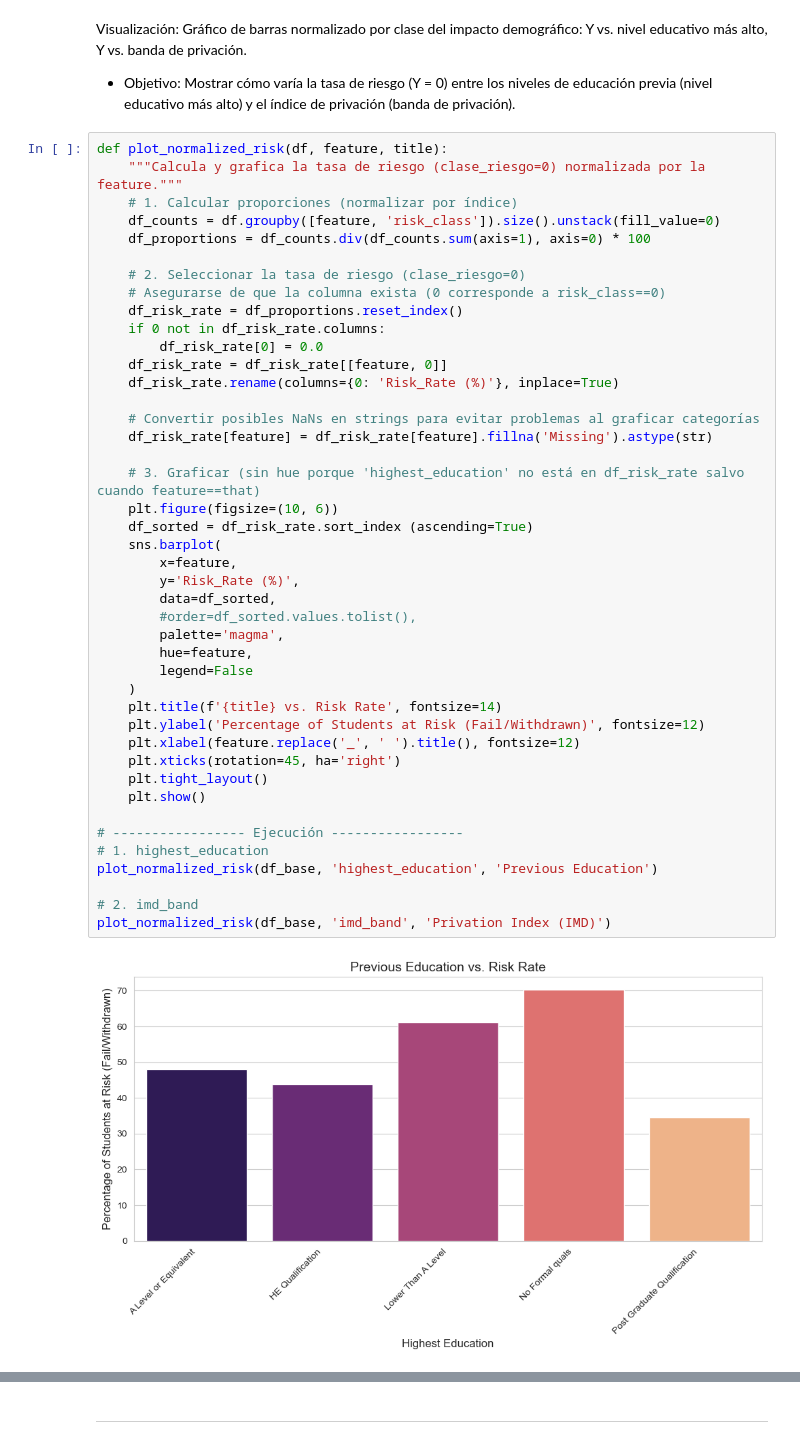
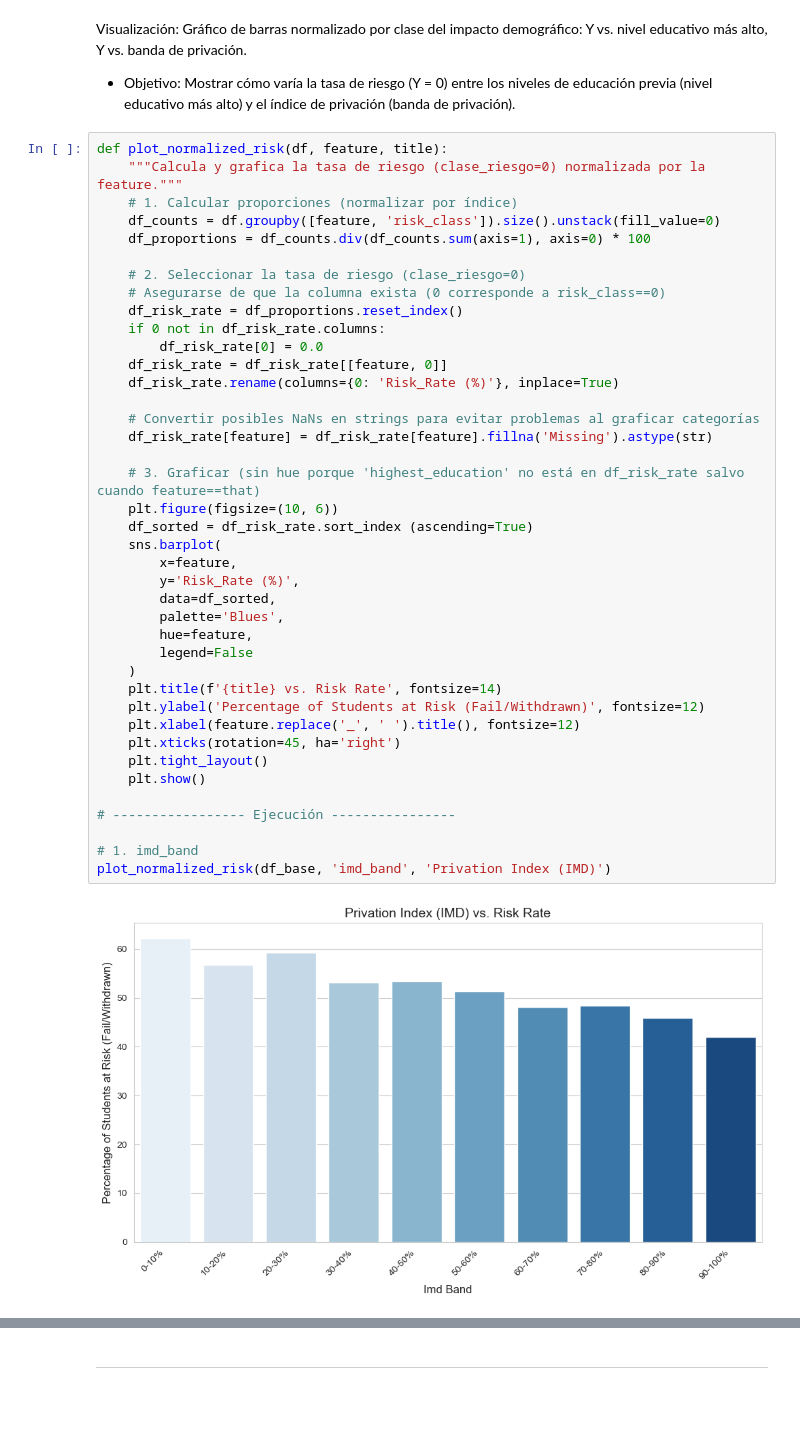
Before and after one commit to jp-roma/data_analytics_it_academy, a Jupyter notebook: Sprint _13: Cas pràctic - sense maquetar/notebooks/EDA_Project_IT_Academy.ipynb, the cells around one changed output, grey strips where cells are left out. Cells and saved outputs as stored; diff of their text form; blank space fills up the shorter version.

```diff
--- a/Sprint _13: Cas pràctic - sense maquetar/notebooks/EDA_Project_IT_Academy.ipynb
+++ b/Sprint _13: Cas pràctic - sense maquetar/notebooks/EDA_Project_IT_Academy.ipynb
@@ -430,37 +421,34 @@ def plot_normalized_risk(df, feature, title):
     # Asegurarse de que la columna exista (0 corresponde a risk_class==0)
     df_risk_rate = df_proportions.reset_index()
     if 0 not in df_risk_rate.columns:
         df_risk_rate[0] = 0.0
     df_risk_rate = df_risk_rate[[feature, 0]]
     df_risk_rate.rename(columns={0: 'Risk_Rate (%)'}, inplace=True)
 
     # Convertir posibles NaNs en strings para evitar problemas al graficar categorías
     df_risk_rate[feature] = df_risk_rate[feature].fillna('Missing').astype(str)
 
     # 3. Graficar (sin hue porque 'highest_education' no está en df_risk_rate salvo cuando feature==that)
     plt.figure(figsize=(10, 6))
     df_sorted = df_risk_rate.sort_index (ascending=True)
     sns.barplot(
         x=feature,
         y='Risk_Rate (%)',
         data=df_sorted,
-        #order=df_sorted.values.tolist(),
-        palette='magma',
+        palette='Blues',
         hue=feature,
         legend=False
     )
     plt.title(f'{title} vs. Risk Rate', fontsize=14)
     plt.ylabel('Percentage of Students at Risk (Fail/Withdrawn)', fontsize=12)
     plt.xlabel(feature.replace('_', ' ').title(), fontsize=12)
     plt.xticks(rotation=45, ha='right')
     plt.tight_layout()
     plt.show()
 
-# ----------------- Ejecución -----------------
-# 1. highest_education
-plot_normalized_risk(df_base, 'highest_education', 'Previous Education')
+# ----------------- Ejecución ----------------
 
-# 2. imd_band
+# 1. imd_band
 plot_normalized_risk(df_base, 'imd_band', 'Privation Index (IMD)')
 # %% [output]
-[figure, old version]
+[figure, new version]
```
Also changed, not shown: parts of 9 cells of this notebook.
